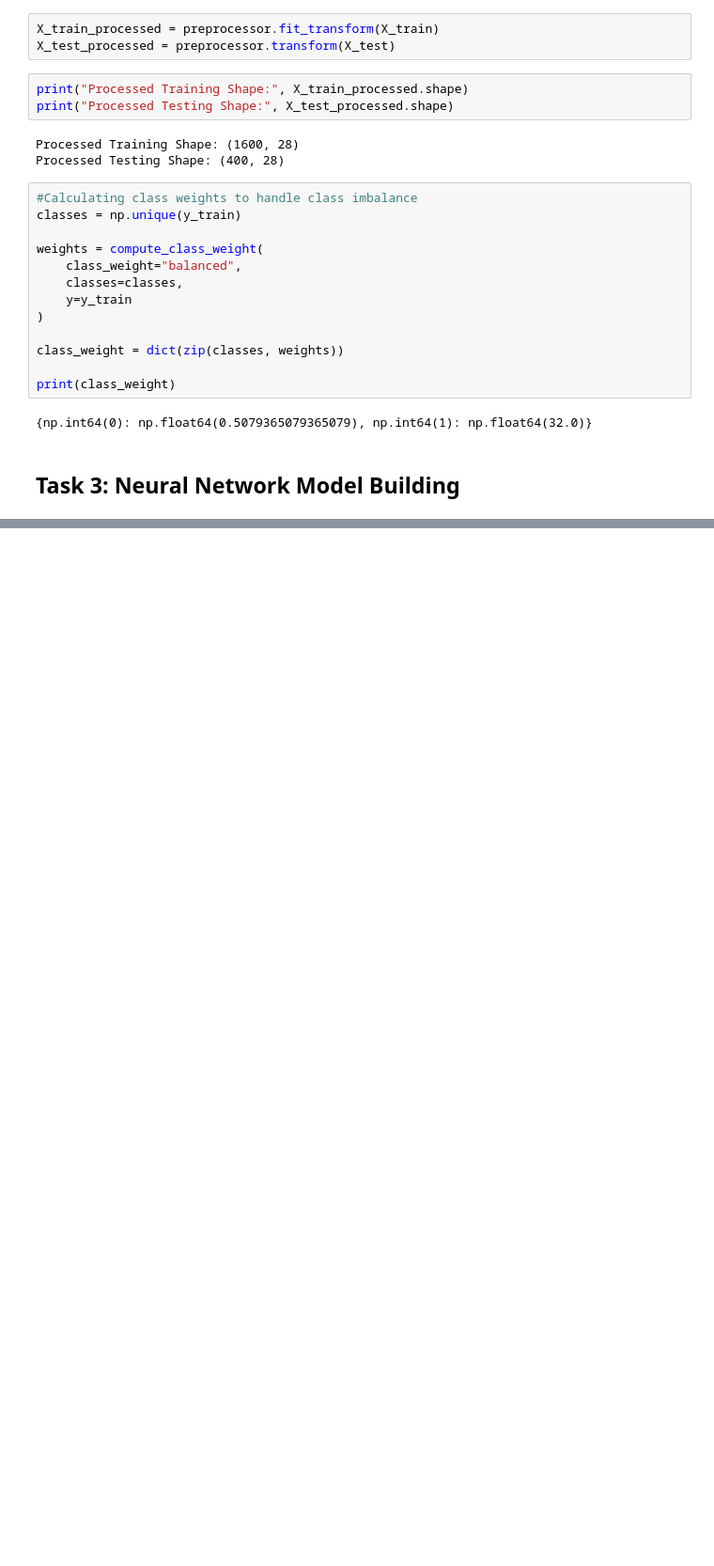
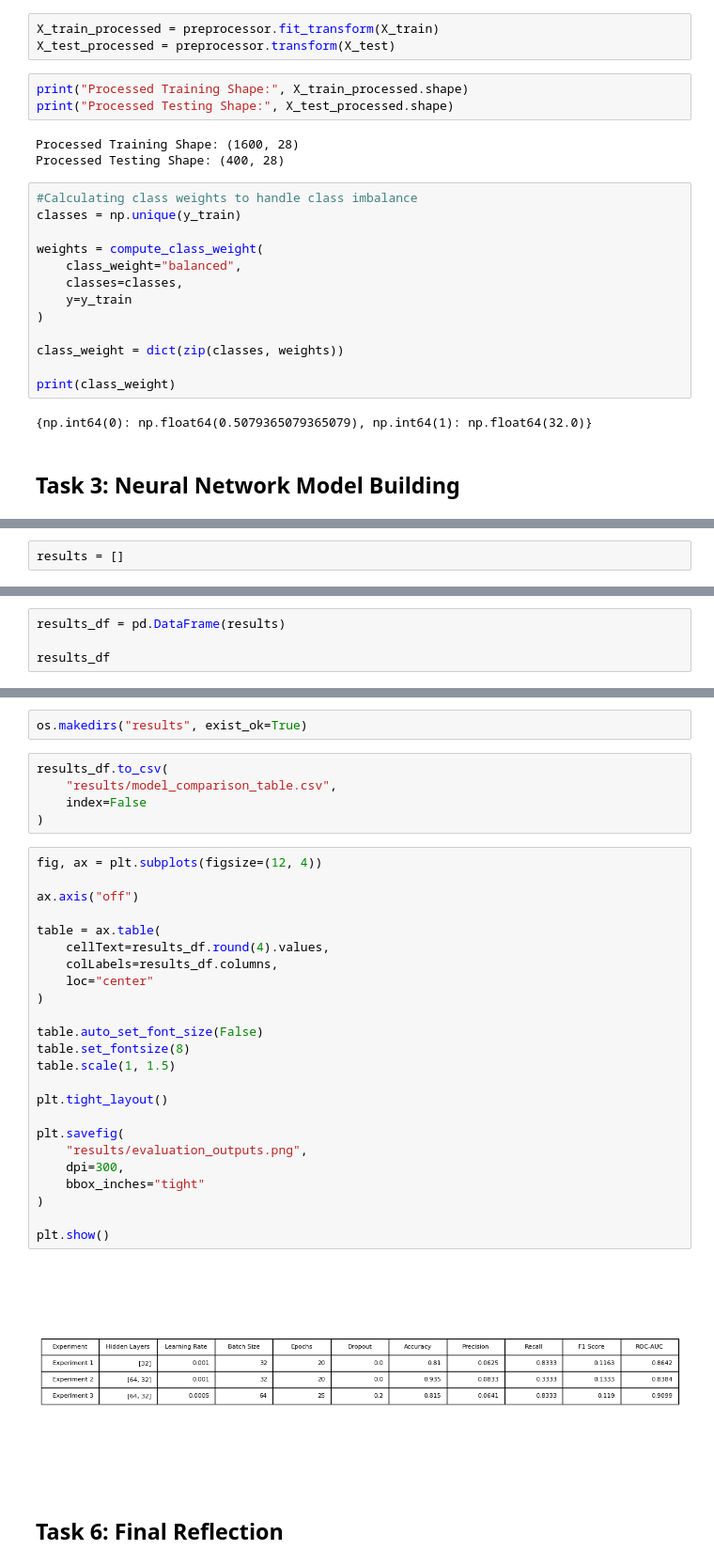
Before and after one commit to ShreyasRP94/assignment-05-Part1-bitsom_ba_2511032, a Jupyter notebook: notebook.ipynb, the cells around one changed output, grey strips where cells are left out. Shown at 94% size. Cells and saved outputs as stored; diff of their text form; blank space fills up the shorter version.

```diff
--- a/notebook.ipynb
+++ b/notebook.ipynb
@@ -256,0 +505,2 @@ print(class_weight)
+# %%
+results = []
@@ -256,0 +593,4 @@ print(class_weight)
+# %%
+results_df = pd.DataFrame(results)
+
+results_df
@@ -256,0 +602,35 @@ print(class_weight)
+# %%
+os.makedirs("results", exist_ok=True)
+# %%
+results_df.to_csv(
+    "results/model_comparison_table.csv",
+    index=False
+)
+# %%
+fig, ax = plt.subplots(figsize=(12, 4))
+
+ax.axis("off")
+
+table = ax.table(
+    cellText=results_df.round(4).values,
+    colLabels=results_df.columns,
+    loc="center"
+)
+
+table.auto_set_font_size(False)
+table.set_fontsize(8)
+table.scale(1, 1.5)
+
+plt.tight_layout()
+
+plt.savefig(
+    "results/evaluation_outputs.png",
+    dpi=300,
+    bbox_inches="tight"
+)
+
+plt.show()
+# %% [output]
+[figure, added]
+# %% [markdown]
+## Task 6: Final Reflection
```
Also changed, not shown: parts of 16 cells of this notebook, 2 other files.
